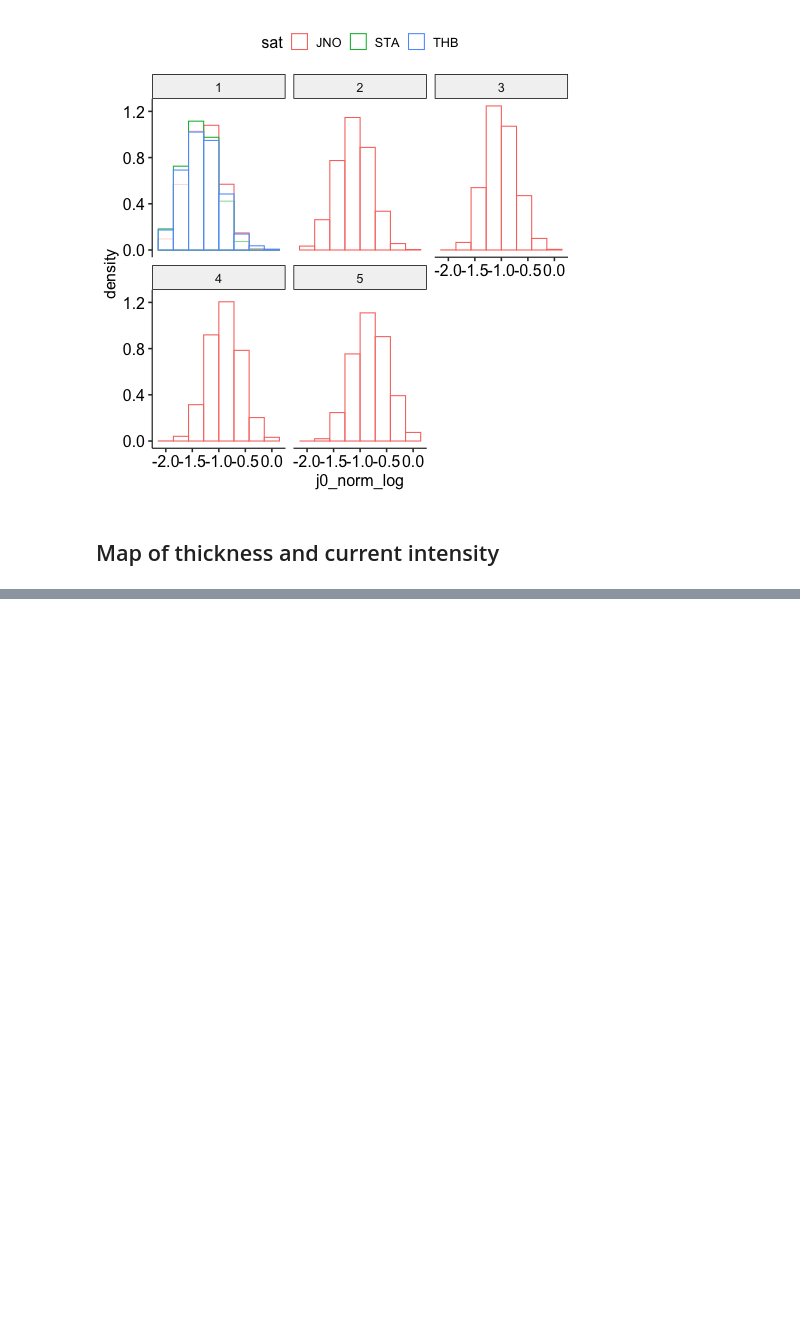
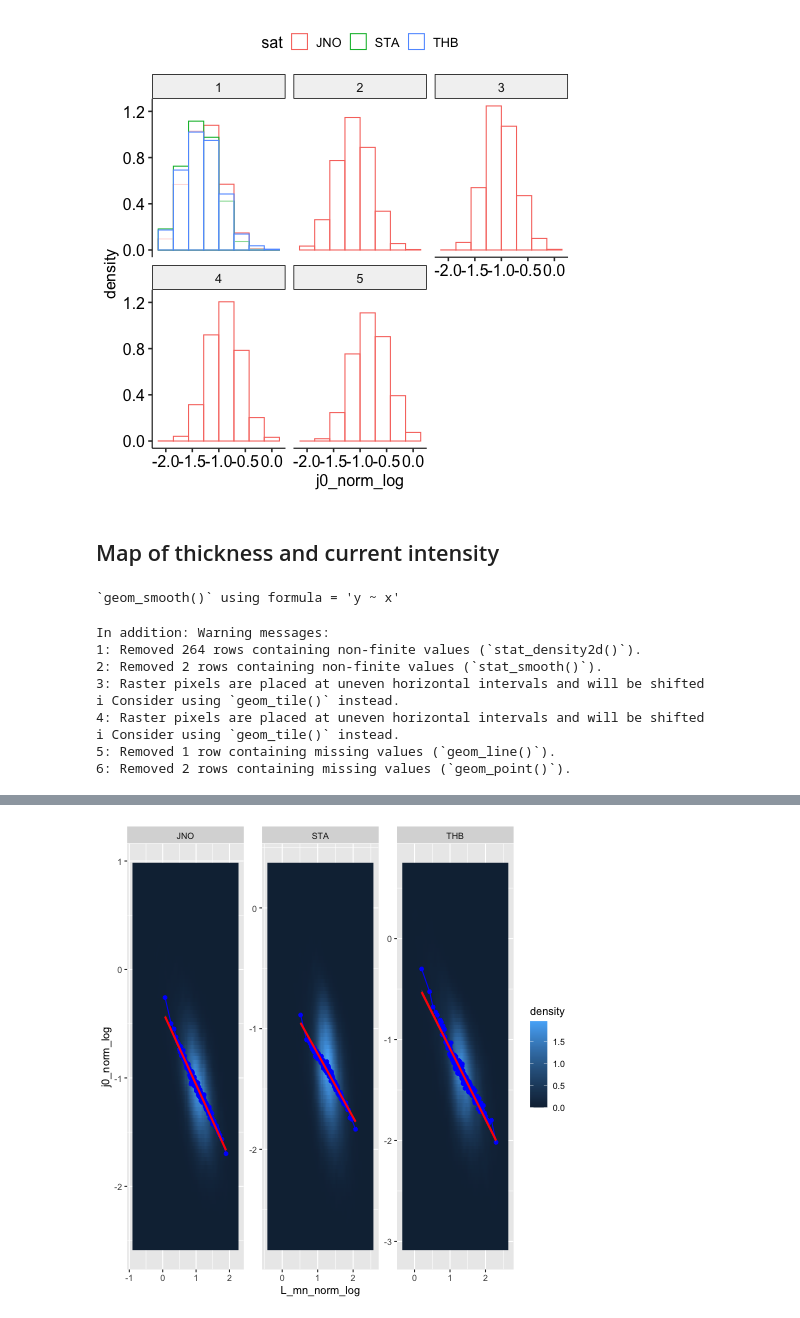
Before and after one commit to Beforerr/discontinuitypy, a Jupyter notebook: notebooks/analysis/02_properties.ipynb, the cells around one changed output, grey strips where cells are left out. Drawn from its saved outputs; the diff is of its cells as text; code cells hidden in the pictures; blank space fills up the shorter version.

```diff
--- a/notebooks/analysis/02_properties.ipynb
+++ b/notebooks/analysis/02_properties.ipynb
@@ -535,3 +510,54 @@ Saving 6.67 x 6.67 in image
 ## Map of thickness and current intensity
 # %%
 %R -i all_candidates_l1 -c conv_pl
+# %%
+def bin_df(df: pl.DataFrame, col_to_bin, bins=10):
+    binned_col = f"{col_to_bin}_bin"
+
+    return (
+        df.with_columns(
+            pl.col(col_to_bin).qcut(bins).alias(binned_col),
+        )
+        .group_by(binned_col)
+        .agg(cs.float().median(), pl.count())
+        .drop(binned_col)
+    )
+
+
+all_candidates_l1_L_binned = pl.concat(
+    [
+        data.pipe(bin_df, col_to_bin="L_mn_norm_log", bins=200).with_columns(sat= pl.lit(name))
+        for name, data in all_candidates_l1.group_by("sat")
+    ]
+)
+
+%R -i all_candidates_l1_L_binned -c conv_pl
+# %%
+%%R
+# Creating a list of layers for the binned data
+binned_layer <- list(
+  geom_line(data = all_candidates_l1_L_binned, aes(x = L_mn_norm_log, y = j0_norm_log), color = 'blue'),
+  geom_point(data = all_candidates_l1_L_binned, aes(x = L_mn_norm_log, y = j0_norm_log), color = 'blue'),
+  geom_smooth(data = all_candidates_l1_L_binned, aes(x = L_mn_norm_log, y = j0_norm_log), method = "glm", color = 'red')
+)
+
+# Plot creation
+p <- ggplot() +
+  stat_density_2d(data = all_candidates_l1, aes(x = L_mn_norm_log, y = j0_norm_log, fill = ..density..), geom = "raster", contour = FALSE) +
+  binned_layer +
+  facet_wrap(~ sat, scales = "free") +
+  geom_smooth(method = "lm", se = FALSE)  # Add a linear model fit without standard error
+
+# Print the plot
+print(p)
+# %% [output]
+`geom_smooth()` using formula = 'y ~ x'
+In addition: Warning messages:
+1: Removed 264 rows containing non-finite values (`stat_density2d()`).
+2: Removed 2 rows containing non-finite values (`stat_smooth()`).
+3: Raster pixels are placed at uneven horizontal intervals and will be shifted
+ℹ Consider using `geom_tile()` instead.
+4: Raster pixels are placed at uneven horizontal intervals and will be shifted
+ℹ Consider using `geom_tile()` instead.
+5: Removed 1 row containing missing values (`geom_line()`).
+6: Removed 2 rows containing missing values (`geom_point()`).
@@ -538,2 +565,3 @@ Saving 6.67 x 6.67 in image
+[figure, added]
 # %%
 %%R
```
Also changed, not shown: parts of 10 cells of this notebook, 16 other files.
